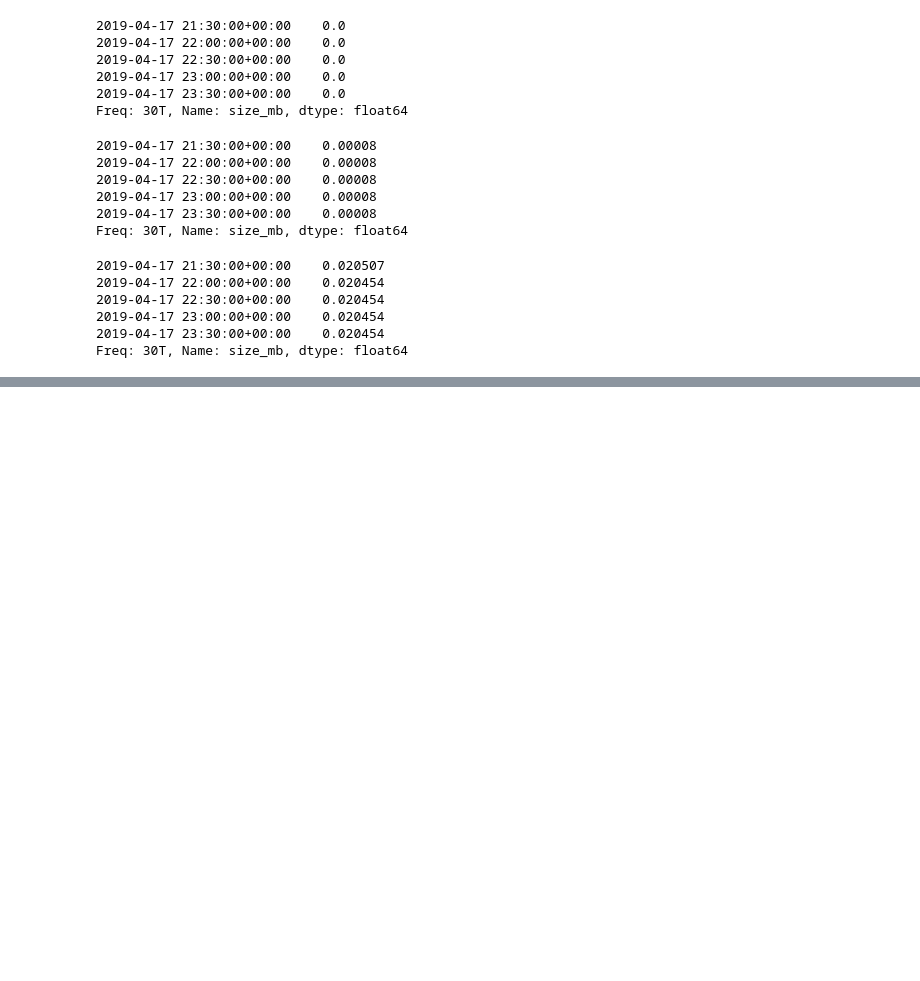
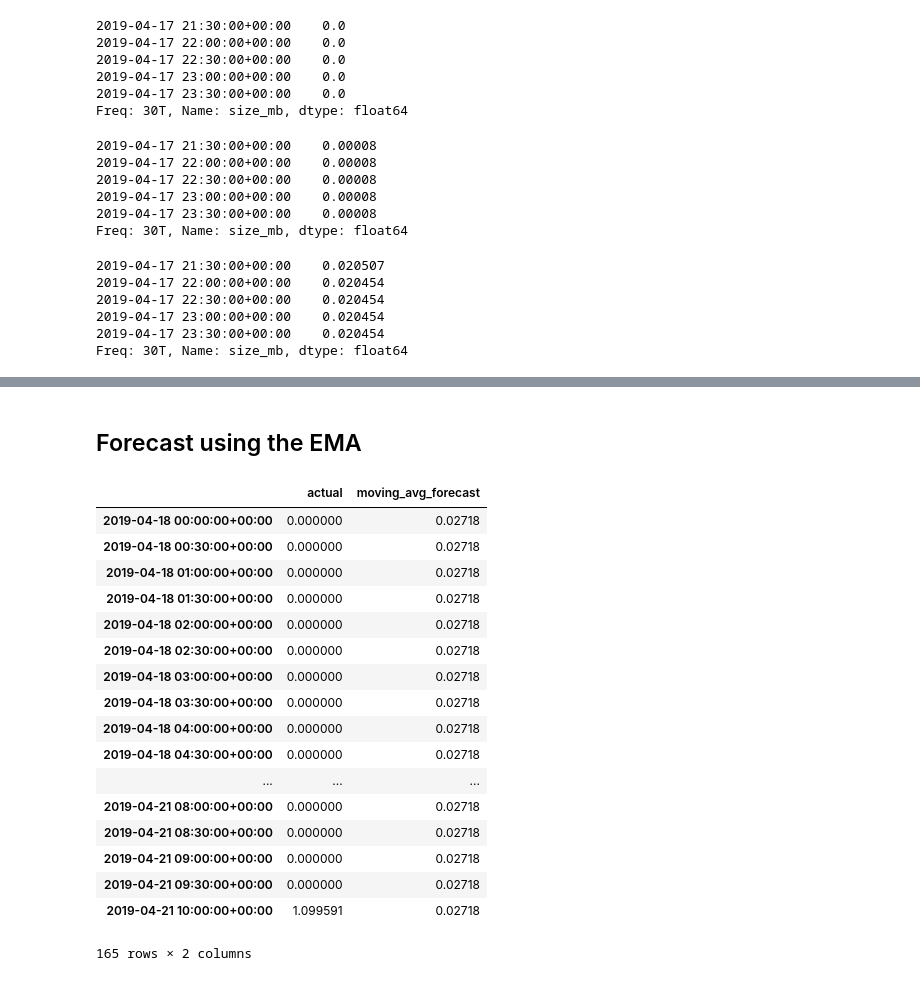
Before and after one commit to SandyGavlickGraham/AnomalyDetection, a Jupyter notebook: AnomaliesInTimeSeriesContinuousVariables.ipynb, the cells around one changed output, grey strips where cells are left out. Saved outputs shown, nothing was run; the diff lists cells and outputs as text; code cells hidden in the pictures; blank space fills up the shorter version.

```diff
--- a/AnomaliesInTimeSeriesContinuousVariables.ipynb
+++ b/AnomaliesInTimeSeriesContinuousVariables.ipynb
@@ -473,0 +532,31 @@ Freq: 30T, Name: size_mb, dtype: float64
+# %% [markdown]
+## Forecast using the EMA
+# %%
+span = 24
+ema_long = train.ewm(span=span, adjust=False).mean()
+midband = ema_long[-1]
+ub = midband + ema_long[-24:-1].std()*3
+lb = midband - ema_long[-24:-1].std()*3
+
+yhat['moving_avg_forecast'] = midband
+
+yhat
+# %% [output]
+|  | actual | moving_avg_forecast |
+| 2019-04-18 00:00:00+00:00 | 0.000000 | 0.02718 |
+| 2019-04-18 00:30:00+00:00 | 0.000000 | 0.02718 |
+| 2019-04-18 01:00:00+00:00 | 0.000000 | 0.02718 |
+| 2019-04-18 01:30:00+00:00 | 0.000000 | 0.02718 |
+| 2019-04-18 02:00:00+00:00 | 0.000000 | 0.02718 |
+| 2019-04-18 02:30:00+00:00 | 0.000000 | 0.02718 |
+| 2019-04-18 03:00:00+00:00 | 0.000000 | 0.02718 |
+| 2019-04-18 03:30:00+00:00 | 0.000000 | 0.02718 |
+| 2019-04-18 04:00:00+00:00 | 0.000000 | 0.02718 |
+| 2019-04-18 04:30:00+00:00 | 0.000000 | 0.02718 |
+| ... | ... | ... |
+| 2019-04-21 08:00:00+00:00 | 0.000000 | 0.02718 |
+| 2019-04-21 08:30:00+00:00 | 0.000000 | 0.02718 |
+| 2019-04-21 09:00:00+00:00 | 0.000000 | 0.02718 |
+| 2019-04-21 09:30:00+00:00 | 0.000000 | 0.02718 |
+| 2019-04-21 10:00:00+00:00 | 1.099591 | 0.02718 |
+165 rows × 2 columns
```
Also changed, not shown: parts of 13 cells of this notebook.
